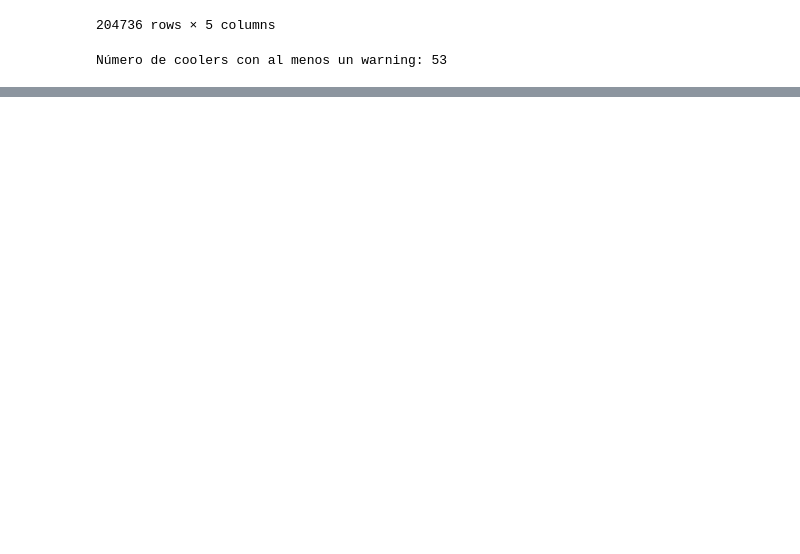
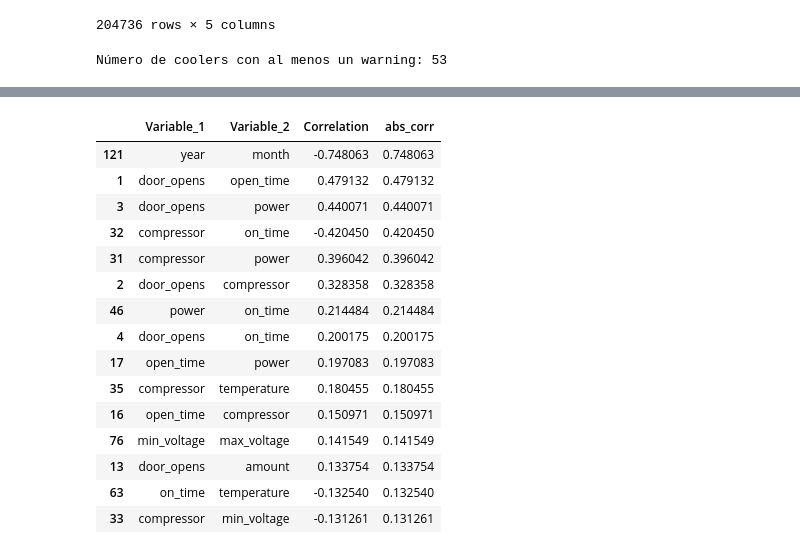
Before and after one commit to Isa2604/PowerUp, a Jupyter notebook: Dataset _ Coolers AC/Dataset _ Coolers AC/Data_coolers.ipynb, the cells around one changed output, grey strips where cells are left out. Drawn from its saved outputs; the diff is of its cells as text; code cells hidden in the pictures; blank space fills up the shorter version.

```diff
--- a/Dataset _ Coolers AC/Dataset _ Coolers AC/Data_coolers.ipynb
+++ b/Dataset _ Coolers AC/Dataset _ Coolers AC/Data_coolers.ipynb
@@ -151,0 +172,39 @@ matriz_correlacion_completa()
+# %%
+import pandas as pd
+import numpy as np
+
+# Seleccionar solo las columnas numéricas
+numeric_cols = df_merge_all.select_dtypes(include=[np.number])
+correlation_matrix = numeric_cols.corr()
+
+# Convertir matriz a tabla con pares de variables y su correlación
+corr_pairs = correlation_matrix.unstack().reset_index()
+corr_pairs.columns = ['Variable_1', 'Variable_2', 'Correlation']
+
+# Eliminar duplicados (por simetría de la matriz) y autocorrelaciones
+corr_pairs = corr_pairs[corr_pairs['Variable_1'] != corr_pairs['Variable_2']]
+corr_pairs = corr_pairs.drop_duplicates(subset=['Correlation'])
+
+# Ordenar por valor absoluto de la correlación
+corr_pairs['abs_corr'] = corr_pairs['Correlation'].abs()
+corr_pairs = corr_pairs.sort_values(by='abs_corr', ascending=False)
+
+# Mostrar top 15 correlaciones más altas
+corr_pairs.head(15)
+# %% [output]
+|  | Variable_1 | Variable_2 | Correlation | abs_corr |
+| 121 | year | month | -0.748063 | 0.748063 |
+| 1 | door_opens | open_time | 0.479132 | 0.479132 |
+| 3 | door_opens | power | 0.440071 | 0.440071 |
+| 32 | compressor | on_time | -0.420450 | 0.420450 |
+| 31 | compressor | power | 0.396042 | 0.396042 |
+| 2 | door_opens | compressor | 0.328358 | 0.328358 |
+| 46 | power | on_time | 0.214484 | 0.214484 |
+| 4 | door_opens | on_time | 0.200175 | 0.200175 |
+| 17 | open_time | power | 0.197083 | 0.197083 |
+| 35 | compressor | temperature | 0.180455 | 0.180455 |
+| 16 | open_time | compressor | 0.150971 | 0.150971 |
+| 76 | min_voltage | max_voltage | 0.141549 | 0.141549 |
+| 13 | door_opens | amount | 0.133754 | 0.133754 |
+| 63 | on_time | temperature | -0.132540 | 0.132540 |
+| 33 | compressor | min_voltage | -0.131261 | 0.131261 |
```
Also changed, not shown: parts of 13 cells of this notebook, 1 other file.
